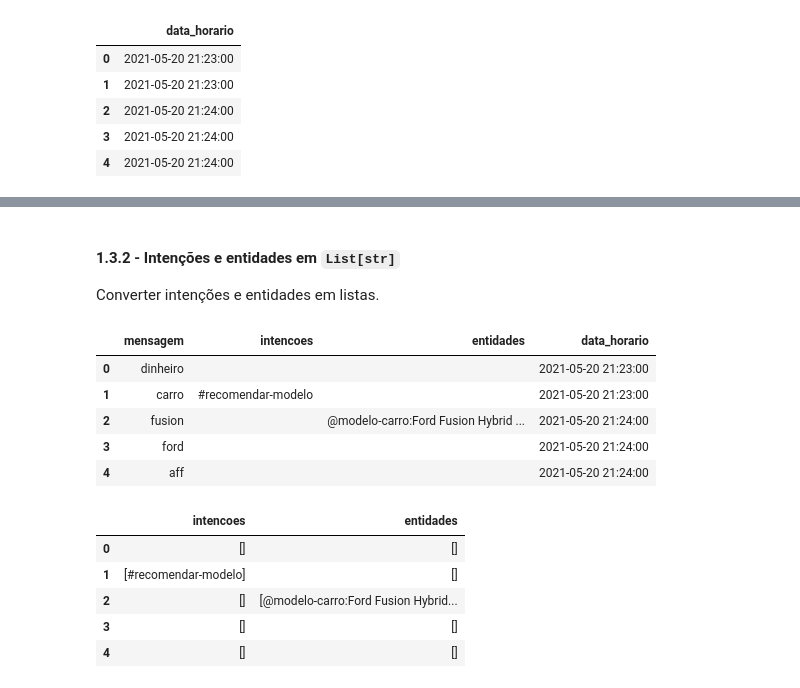
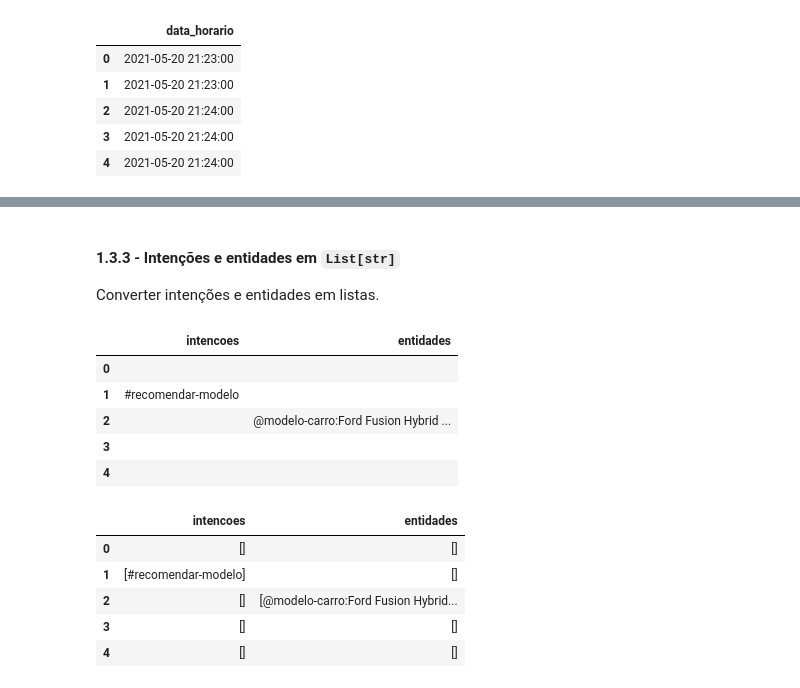
Before and after one commit to RafaelSchubert/furb-data-science-chatbot, a Jupyter notebook: analise/analise-desempenho.ipynb, the cells around one changed output, grey strips where cells are left out. Saved outputs shown, nothing was run; the diff lists cells and outputs as text; code cells hidden in the pictures.

Commit message:
Apresentar intenções não compreendidas.

```diff
--- a/analise/analise-desempenho.ipynb
+++ b/analise/analise-desempenho.ipynb
@@ -84,0 +89,4 @@ df_mensagens[colunas_datahora_mensagens].head()
+# %%
+df_mensagens.fillna(value={'intencao_esperada': ''}, axis=0, inplace=True)
+
+df_mensagens[['intencao_esperada']].head()
@@ -85,18 +100,18 @@ df_mensagens[colunas_datahora_mensagens].head()
 # %% [markdown]
-#### 1.3.2 - Intenções e entidades em `List[str]`
+#### 1.3.3 - Intenções e entidades em `List[str]`
 
 Converter intenções e entidades em listas.
 # %%
-df_mensagens.fillna('', inplace=True)
+df_mensagens.fillna(value={'intencoes': '', 'entidades': ''}, axis=0, inplace=True)
 
-df_mensagens.head()
+df_mensagens[['intencoes', 'entidades']].head()
 # %% [output]
-|  | mensagem | intencoes | entidades | data_horario |
-| 0 | dinheiro |  |  | 2021-05-20 21:23:00 |
-| 1 | carro | #recomendar-modelo |  | 2021-05-20 21:23:00 |
-| 2 | fusion |  | @modelo-carro:Ford Fusion Hybrid ... | 2021-05-20 21:24:00 |
-| 3 | ford |  |  | 2021-05-20 21:24:00 |
-| 4 | aff |  |  | 2021-05-20 21:24:00 |
+|  | intencoes | entidades |
+| 0 |  |  |
+| 1 | #recomendar-modelo |  |
+| 2 |  | @modelo-carro:Ford Fusion Hybrid ... |
+| 3 |  |  |
+| 4 |  |  |
 # %%
 def obter_serie_lista_textos(serie: pd.Series) -> pd.Series:
     return serie.str.split(',')
```
Also changed, not shown: parts of 9 cells of this notebook.
